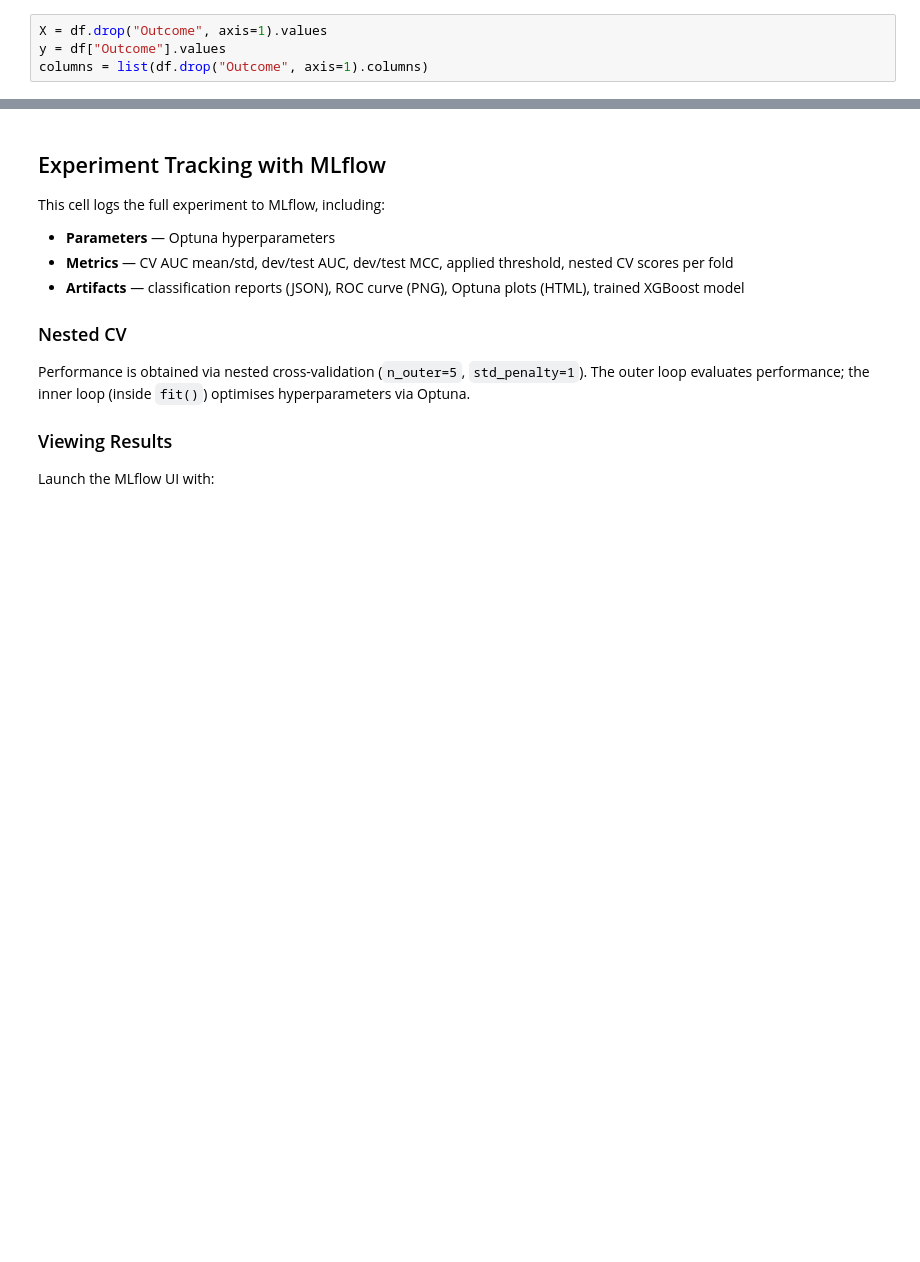
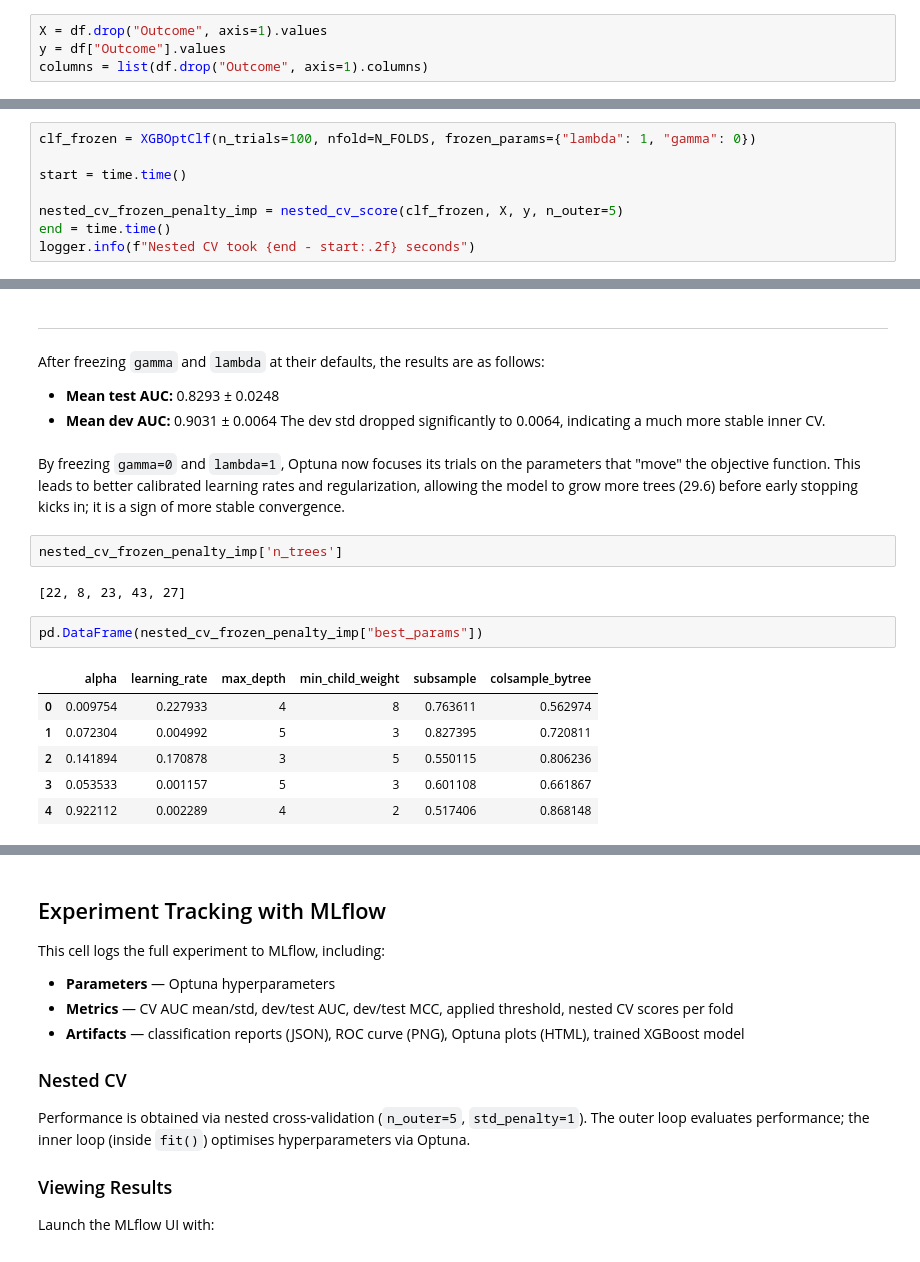
Before and after one commit to fisherynwa/xgb-optuna-calibration-pipeline, a Jupyter notebook: notebooks/xgb_optuna_pima_diabetes.ipynb, the cells around one changed output, grey strips where cells are left out. Cells and saved outputs as stored; diff of their text form; blank space fills up the shorter version.

```diff
--- a/notebooks/xgb_optuna_pima_diabetes.ipynb
+++ b/notebooks/xgb_optuna_pima_diabetes.ipynb
@@ -126,0 +206,8 @@ nested_cv_no_high_penalty_imp = nested_cv_score(clf_higher_penalty,
+# %%
+clf_frozen = XGBOptClf(n_trials=100, nfold=N_FOLDS, frozen_params={"lambda": 1, "gamma": 0})
+
+start = time.time()
+
+nested_cv_frozen_penalty_imp = nested_cv_score(clf_frozen, X, y, n_outer=5)
+end = time.time()
+logger.info(f"Nested CV took {end - start:.2f} seconds")
@@ -127,3 +232,26 @@ nested_cv_no_high_penalty_imp = nested_cv_score(clf_higher_penalty,
+# %% [markdown]
+---
+# %% [markdown]
+After freezing `gamma` and `lambda` at their defaults, the results are as follows:
+
+- **Mean test AUC:** 0.8293 ± 0.0248
+- **Mean dev AUC:** 0.9031 ± 0.0064 The dev std dropped significantly to 0.0064, indicating a much more stable inner CV.
+# %% [markdown]
+By freezing `gamma=0` and `lambda=1`, Optuna now focuses its trials on the parameters that "move" the objective function.
+This leads to better calibrated learning rates and regularization, allowing the model to grow more trees (29.6) before early stopping kicks in; it is a sign of more stable convergence.
+# %%
+nested_cv_frozen_penalty_imp['n_trees']
+# %% [output]
+[22, 8, 23, 43, 27]
+# %%
+pd.DataFrame(nested_cv_frozen_penalty_imp["best_params"])
+# %% [output]
+|  | alpha | learning_rate | max_depth | min_child_weight | subsample | colsample_bytree |
+| 0 | 0.009754 | 0.227933 | 4 | 8 | 0.763611 | 0.562974 |
+| 1 | 0.072304 | 0.004992 | 5 | 3 | 0.827395 | 0.720811 |
+| 2 | 0.141894 | 0.170878 | 3 | 5 | 0.550115 | 0.806236 |
+| 3 | 0.053533 | 0.001157 | 5 | 3 | 0.601108 | 0.661867 |
+| 4 | 0.922112 | 0.002289 | 4 | 2 | 0.517406 | 0.868148 |
 # %% [markdown]
 ## II) Zeros encoded as NaN
 
```
Also changed, not shown: parts of 51 cells of this notebook, 5 other files.
